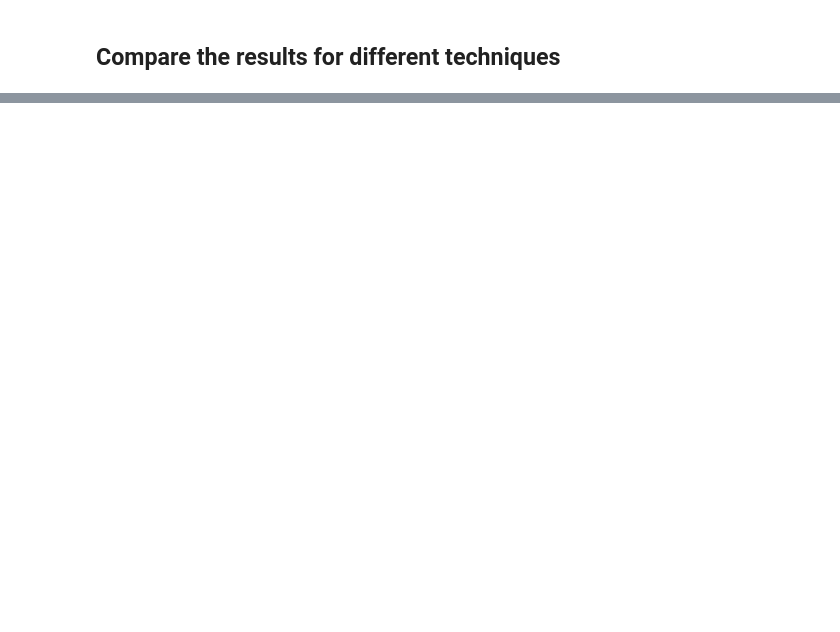
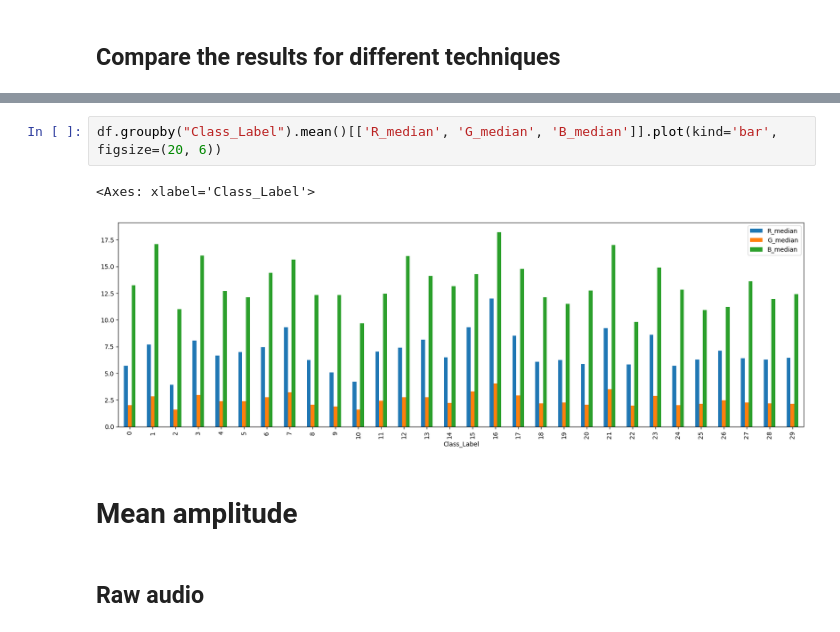
Before and after one commit to pavonism/intro-to-ml, a Jupyter notebook: scripts/ResultsAnalysis.ipynb, the cells around one changed output, grey strips where cells are left out. Drawn from its saved outputs; the diff is of its cells as text; blank space fills up the shorter version.

```diff
--- a/scripts/ResultsAnalysis.ipynb
+++ b/scripts/ResultsAnalysis.ipynb
@@ -33,0 +159,9 @@ results_df
+# %%
+df.groupby("Class_Label").mean()[['R_median', 'G_median', 'B_median']].plot(kind='bar', figsize=(20, 6))
+# %% [output]
+<Axes: xlabel='Class_Label'>
+[figure, added]
+# %% [markdown]
+# Mean amplitude
+# %% [markdown]
+## Raw audio
```
Also changed, not shown: parts of 19 cells of this notebook, 6 other files.
